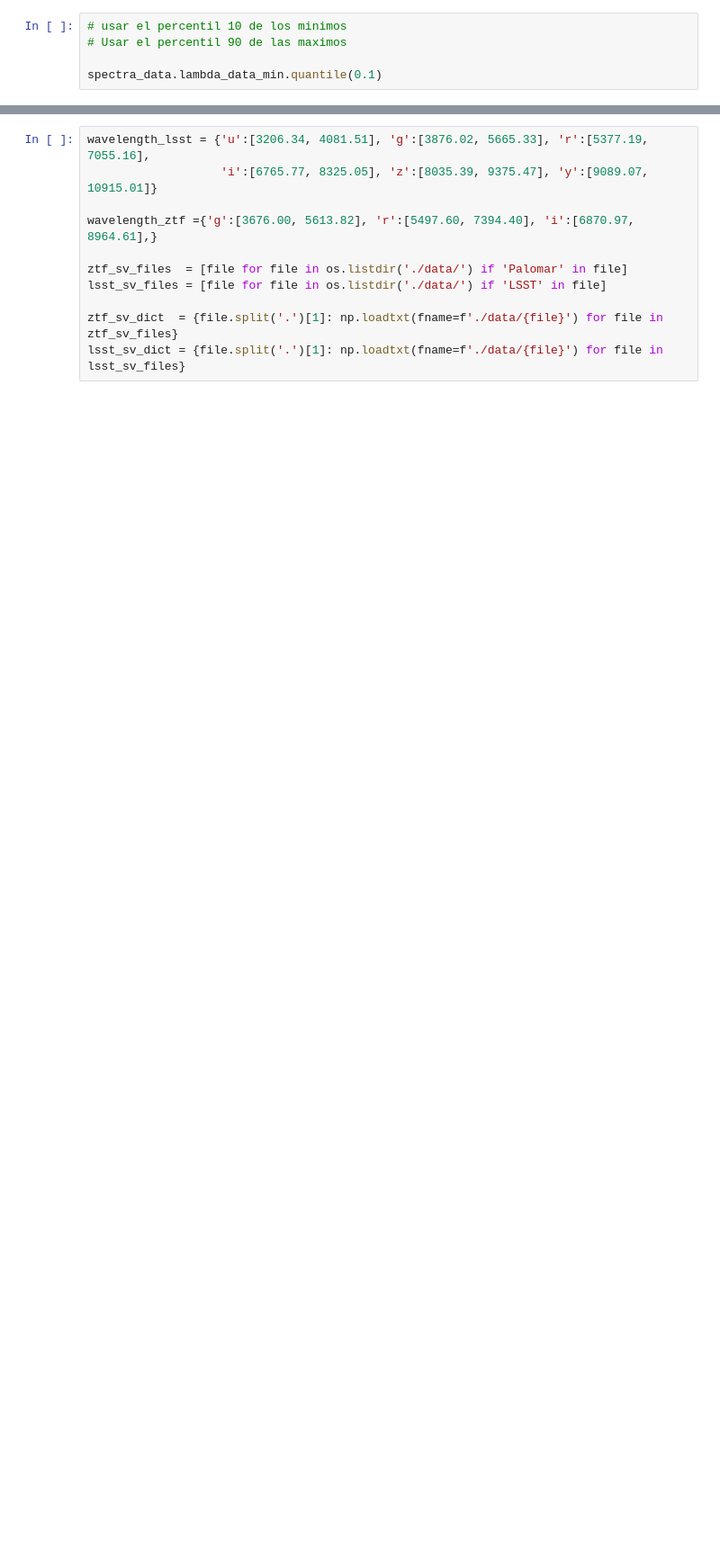
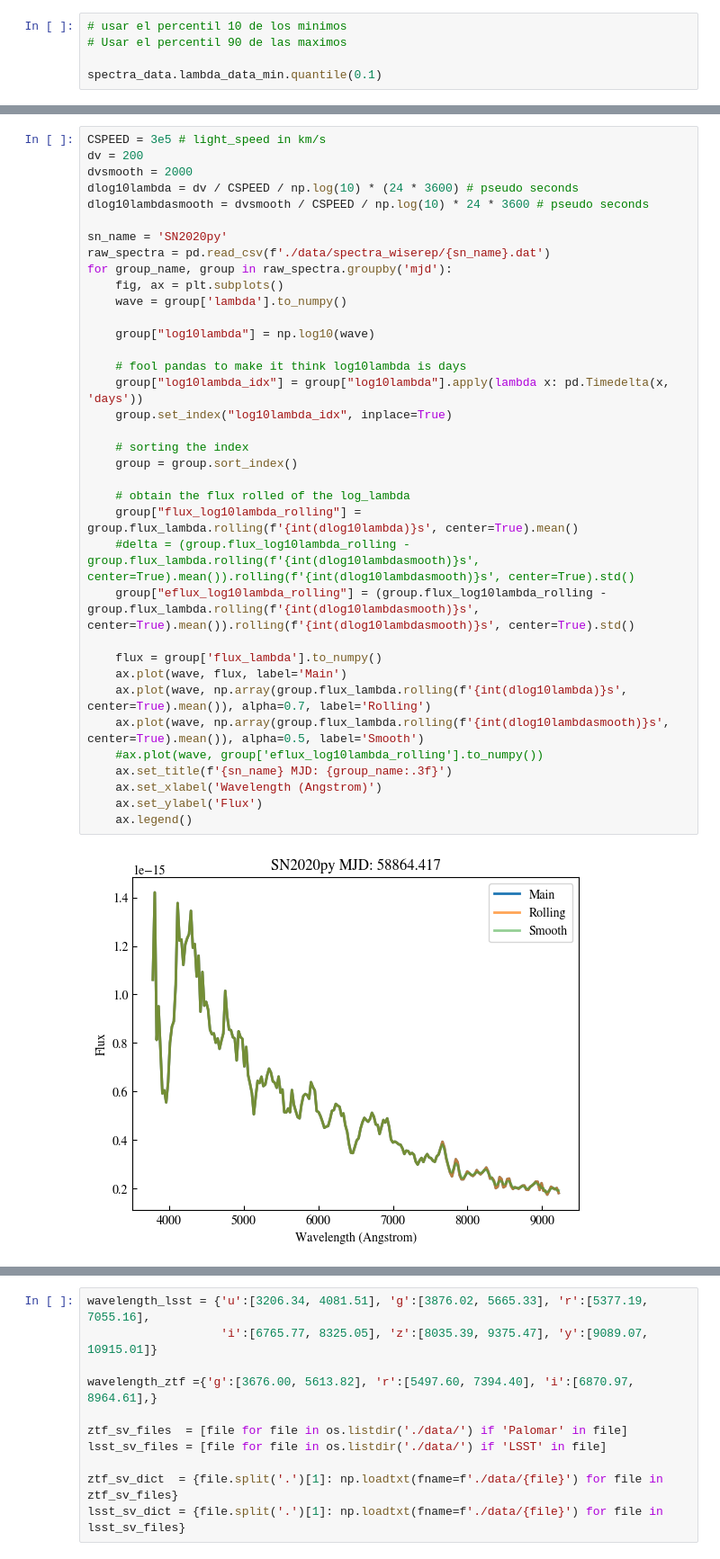
Before and after one commit to jurados/SNeMPhyVAE, a Jupyter notebook: ExamplesLightcurveAndFlux.ipynb, the cells around one changed output, grey strips where cells are left out. Shown: that part at 90% size. Saved outputs shown, nothing was run; the diff lists cells and outputs as text; blank space fills up the shorter version.

```diff
--- a/ExamplesLightcurveAndFlux.ipynb
+++ b/ExamplesLightcurveAndFlux.ipynb
@@ -137,0 +60,38 @@ spectrum
+# %%
+CSPEED = 3e5 # light_speed in km/s
+dv = 200
+dvsmooth = 2000
+dlog10lambda = dv / CSPEED / np.log(10) * (24 * 3600) # pseudo seconds
+dlog10lambdasmooth = dvsmooth / CSPEED / np.log(10) * 24 * 3600 # pseudo seconds
+
+sn_name = 'SN2020py'
+raw_spectra = pd.read_csv(f'./data/spectra_wiserep/{sn_name}.dat')
+for group_name, group in raw_spectra.groupby('mjd'):
+    fig, ax = plt.subplots()
+    wave = group['lambda'].to_numpy()
+
+    group["log10lambda"] = np.log10(wave)
+
+    # fool pandas to make it think log10lambda is days
+    group["log10lambda_idx"] = group["log10lambda"].apply(lambda x: pd.Timedelta(x, 'days'))
+    group.set_index("log10lambda_idx", inplace=True)
+
+    # sorting the index
+    group = group.sort_index()
+
+    # obtain the flux rolled of the log_lambda
+    group["flux_log10lambda_rolling"] = group.flux_lambda.rolling(f'{int(dlog10lambda)}s', center=True).mean()
+    #delta = (group.flux_log10lambda_rolling - group.flux_lambda.rolling(f'{int(dlog10lambdasmooth)}s', center=True).mean()).rolling(f'{int(dlog10lambdasmooth)}s', center=True).std()
+    group["eflux_log10lambda_rolling"] = (group.flux_log10lambda_rolling - group.flux_lambda.rolling(f'{int(dlog10lambdasmooth)}s', center=True).mean()).rolling(f'{int(dlog10lambdasmooth)}s', center=True).std()
+
+    flux = group['flux_lambda'].to_numpy()
+    ax.plot(wave, flux, label='Main')
+    ax.plot(wave, np.array(group.flux_lambda.rolling(f'{int(dlog10lambda)}s', center=True).mean()), alpha=0.7, label='Rolling')
+    ax.plot(wave, np.array(group.flux_lambda.rolling(f'{int(dlog10lambdasmooth)}s', center=True).mean()), alpha=0.5, label='Smooth')
+    #ax.plot(wave, group['eflux_log10lambda_rolling'].to_numpy())
+    ax.set_title(f'{sn_name} MJD: {group_name:.3f}')
+    ax.set_xlabel('Wavelength (Angstrom)')
+    ax.set_ylabel('Flux')
+    ax.legend()
+# %% [output]
+[figure, added]
```
Also changed, not shown: parts of 31 cells of this notebook, 1 other file.
